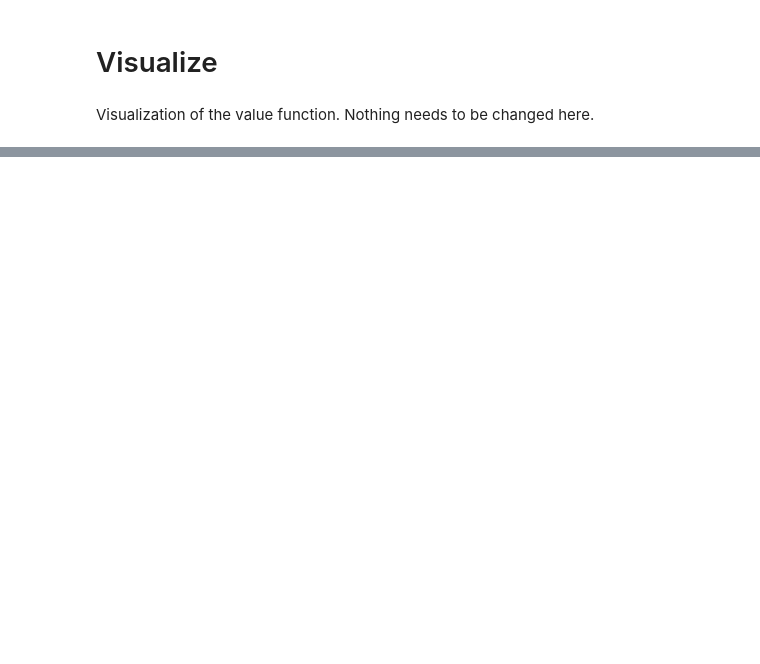
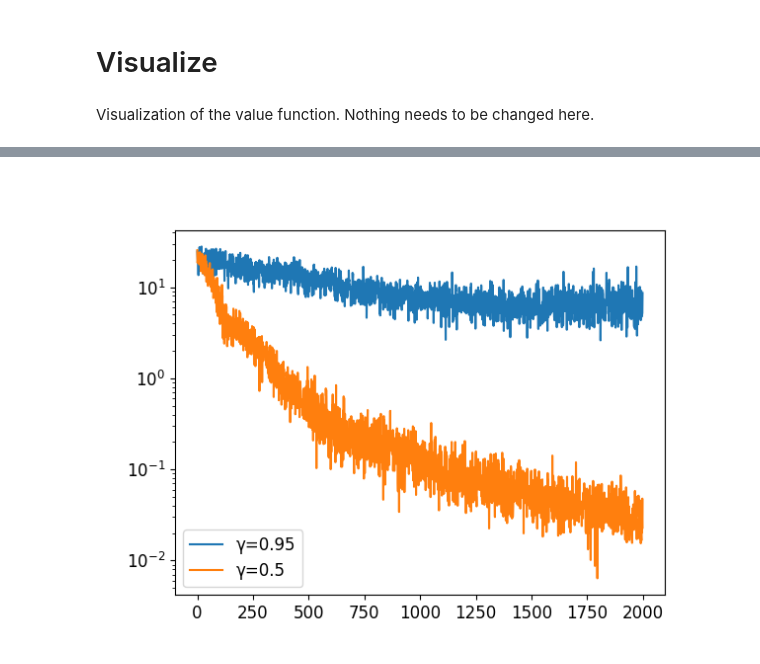
Before and after one commit to la2pixel/RL25_Assignments, a Jupyter notebook: HW6/6_gym_valueapprox/value_approx.ipynb, the cells around one changed output, grey strips where cells are left out. Cells and saved outputs as stored; diff of their text form; code cells hidden in the pictures; blank space fills up the shorter version.

```diff
--- a/HW6/6_gym_valueapprox/value_approx.ipynb
+++ b/HW6/6_gym_valueapprox/value_approx.ipynb
@@ -279,0 +328,10 @@ fig.savefig("value_approx.pdf", bbox_inches="tight")
+# %%
+# Compare learning curves
+plt.figure()
+plt.yscale("log")
+plt.plot(range(len(plt_fit)), plt_fit, label='γ=0.95')
+plt.plot(range(len(plt_fit_gamma05)), plt_fit_gamma05, label='γ=0.5')
+plt.legend()
+plt.savefig("learning_curve_comparison.png", bbox_inches="tight", dpi=300)
+# %% [output]
+[figure, added]
```
Also changed, not shown: parts of 10 cells of this notebook, 9 other files.
